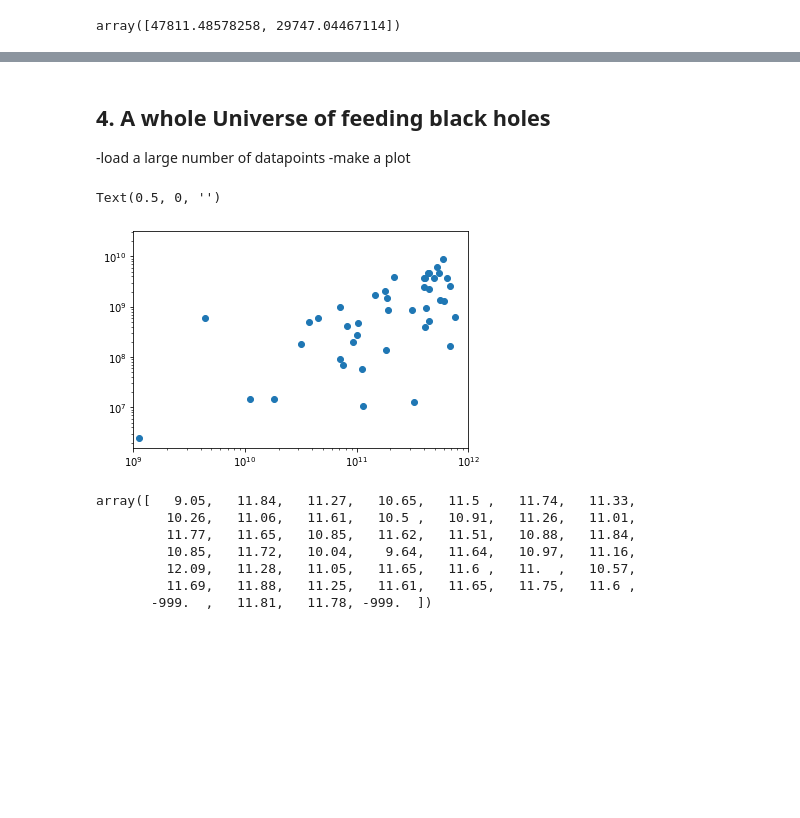
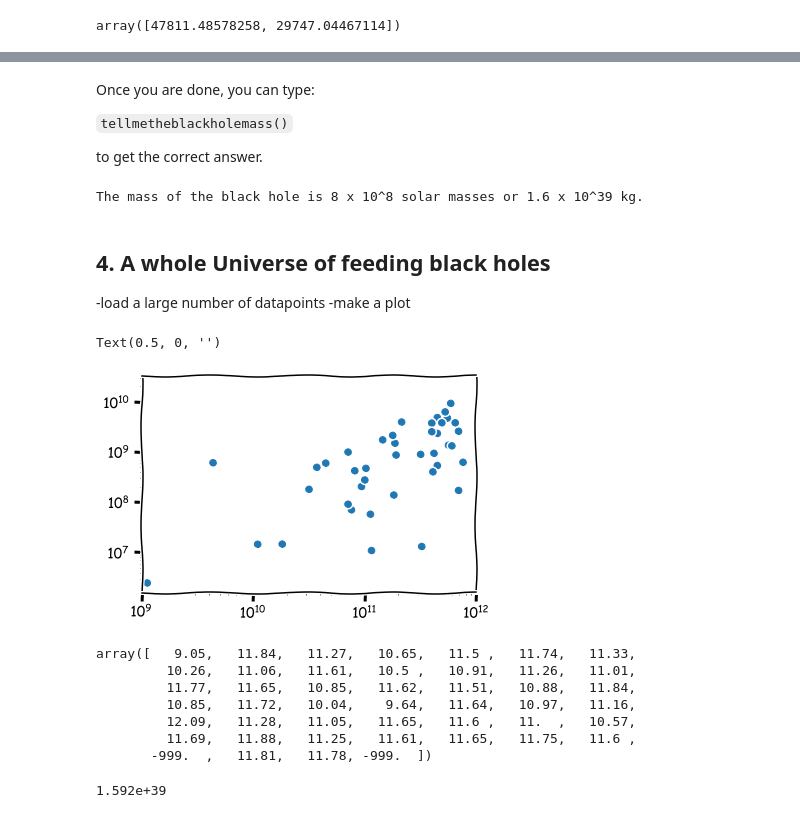
Before and after one commit to cvillforth/CodeBlack, a Jupyter notebook: CodingExercise.ipynb, the cells around one changed output, grey strips where cells are left out. Drawn from its saved outputs; the diff is of its cells as text; code cells hidden in the pictures; blank space fills up the shorter version.

Commit message:
visualisations added, text expanded, spectrum added

```diff
--- a/CodingExercise.ipynb
+++ b/CodingExercise.ipynb
@@ -157,3 +358,13 @@ interactive(children=(FloatSlider(value=100.0, description='distance from BH', r
+# %% [markdown]
+Once you are done, you can type:
+
+`tellmetheblackholemass()`
+
+to get the correct answer.
+# %%
+tellmetheblackholemass()
+# %% [output]
+The mass of the black hole is 8 x 10^8 solar masses or 1.6 x 10^39 kg.
 # %% [markdown]
 ## 4. A whole Universe of feeding black holes
 
@@ -166,12 +377,13 @@ bulgemass = np.array(blackholedata[:,9], dtype=float)
 bhmass = np.array(blackholedata[:,11], dtype=float)
 sigma = np.array(blackholedata[:,14], dtype=float)
 # %%
+plt.xkcd()
 plt.loglog(10**bulgemass, bhmass, ls='None', marker='o')
 plt.xlim(1e9, 1e12)
 plt.xlabel('')
 # %% [output]
 Text(0.5, 0, '')
-[figure, old version]
+[figure, new version]
 # %%
 bulgemass
 # %% [output]
@@ -182,3 +394,7 @@ array([   9.05,   11.84,   11.27,   10.65,   11.5 ,   11.74,   11.33,
          12.09,   11.28,   11.05,   11.65,   11.6 ,   11.  ,   10.57,
          11.69,   11.88,   11.25,   11.61,   11.65,   11.75,   11.6 ,
        -999.  ,   11.81,   11.78, -999.  ])
+# %%
+8e8*M_sun
+# %% [output]
+1.592e+39
```
Also changed, not shown: parts of 43 cells of this notebook, 3 other files.
